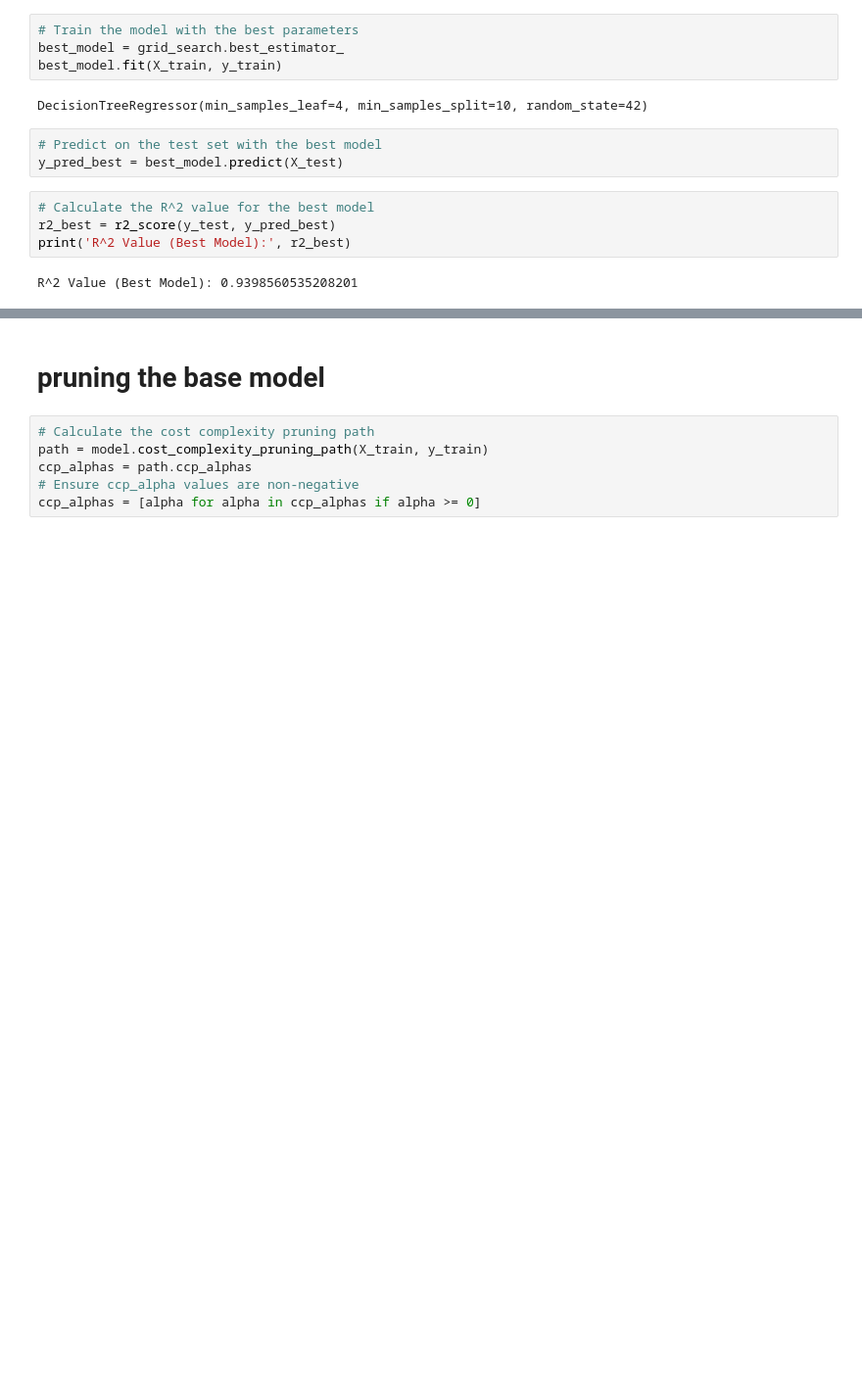
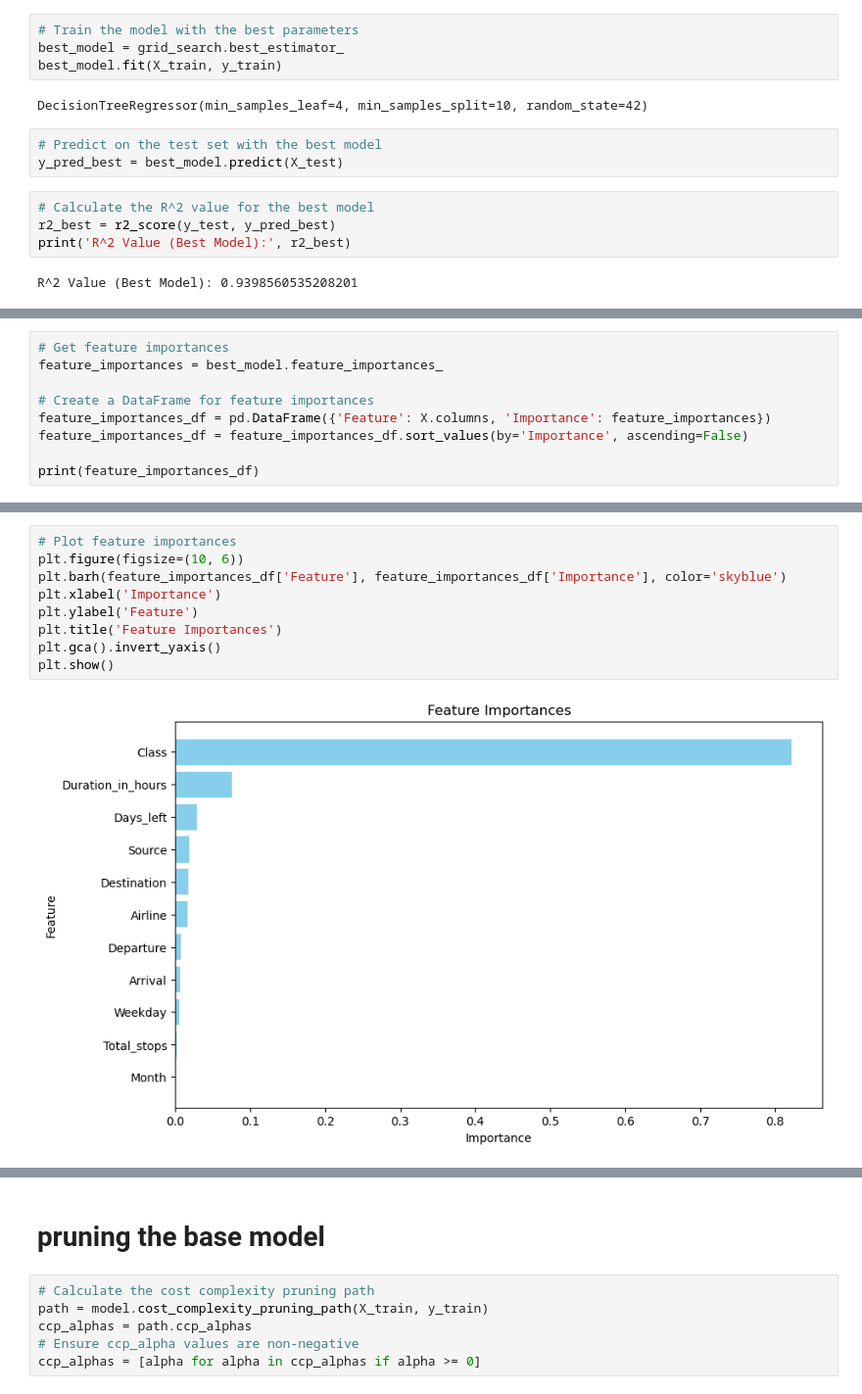
Before and after one commit to Data-Detectives-Loyalist/Airline-Price-Prediction, a Jupyter notebook: notebooks/decision treee pruning_regularization.ipynb, the cells around one changed output, grey strips where cells are left out. Shown at 98% size. Drawn from its saved outputs; the diff is of its cells as text; blank space fills up the shorter version.

Commit message:
did feature importance analysis on decion tree and random forest regressor modle

```diff
--- a/notebooks/decision treee pruning_regularization.ipynb
+++ b/notebooks/decision treee pruning_regularization.ipynb
@@ -222,0 +225,9 @@ R^2 Value (Best Model): 0.9398560535208201
+# %%
+# Get feature importances
+feature_importances = best_model.feature_importances_
+
+# Create a DataFrame for feature importances
+feature_importances_df = pd.DataFrame({'Feature': X.columns, 'Importance': feature_importances})
+feature_importances_df = feature_importances_df.sort_values(by='Importance', ascending=False)
+
+print(feature_importances_df)
@@ -222,0 +247,11 @@ R^2 Value (Best Model): 0.9398560535208201
+# %%
+# Plot feature importances
+plt.figure(figsize=(10, 6))
+plt.barh(feature_importances_df['Feature'], feature_importances_df['Importance'], color='skyblue')
+plt.xlabel('Importance')
+plt.ylabel('Feature')
+plt.title('Feature Importances')
+plt.gca().invert_yaxis()
+plt.show()
+# %% [output]
+[figure, added]
```
Also changed, not shown: parts of 6 cells of this notebook, 2 other files.
